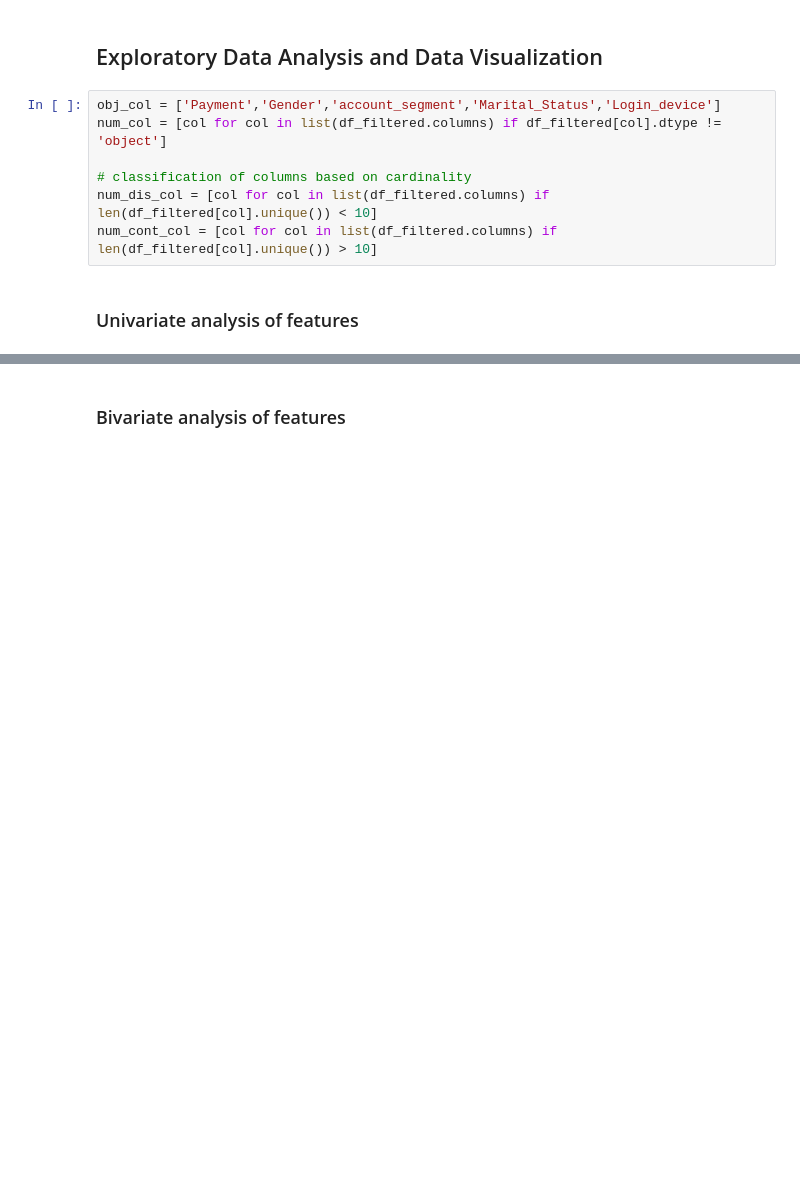
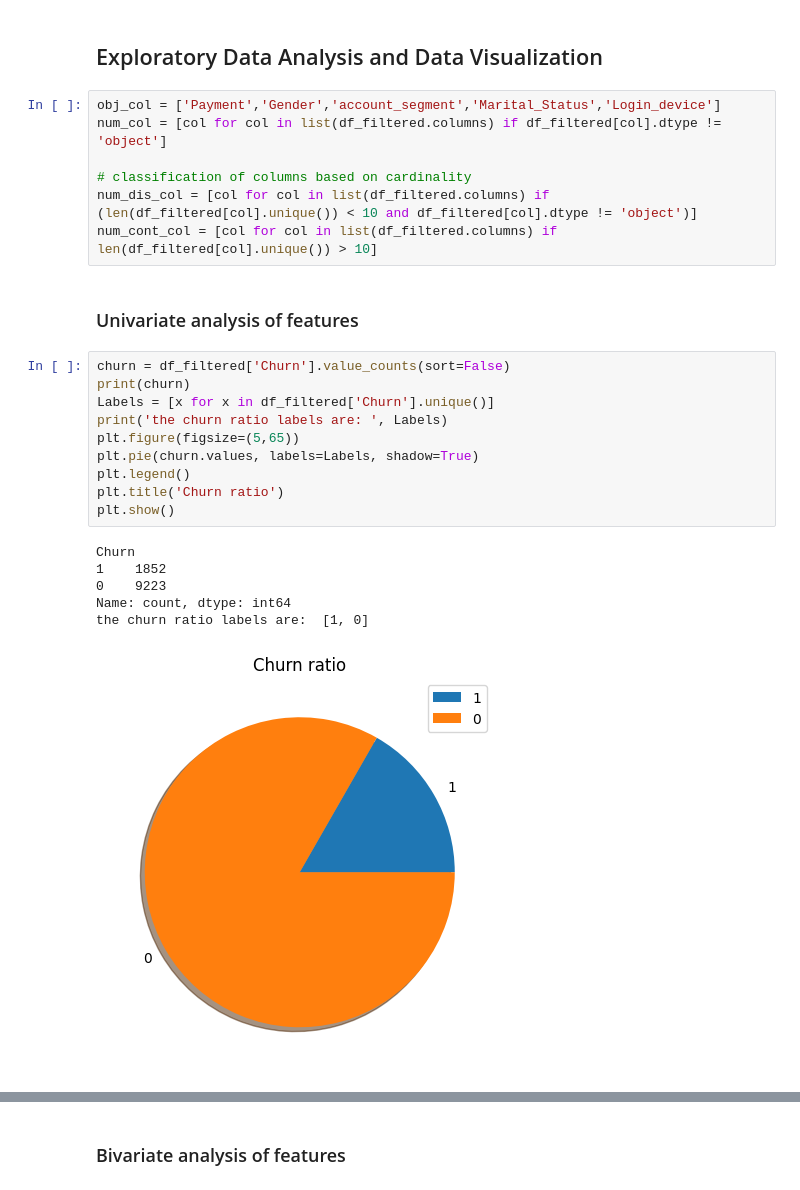
Before and after one commit to avikumart/Customer-Churn-Prediction, a Jupyter notebook: customer-churn-prediction-modeling.ipynb, the cells around one changed output, grey strips where cells are left out. Saved outputs shown, nothing was run; the diff lists cells and outputs as text; blank space fills up the shorter version.

```diff
--- a/customer-churn-prediction-modeling.ipynb
+++ b/customer-churn-prediction-modeling.ipynb
@@ -439,10 +461,27 @@ obj_col = ['Payment','Gender','account_segment','Marital_Status','Login_device']
 num_col = [col for col in list(df_filtered.columns) if df_filtered[col].dtype != 'object']
 
 # classification of columns based on cardinality
-num_dis_col = [col for col in list(df_filtered.columns) if len(df_filtered[col].unique()) < 10]
+num_dis_col = [col for col in list(df_filtered.columns) if (len(df_filtered[col].unique()) < 10 and df_filtered[col].dtype != 'object')]
 num_cont_col = [col for col in list(df_filtered.columns) if len(df_filtered[col].unique()) > 10]
 # %% [markdown]
 ### Univariate analysis of features
+# %%
+churn = df_filtered['Churn'].value_counts(sort=False)
+print(churn)
+Labels = [x for x in df_filtered['Churn'].unique()]
+print('the churn ratio labels are: ', Labels)
+plt.figure(figsize=(5,65))
+plt.pie(churn.values, labels=Labels, shadow=True)
+plt.legend()
+plt.title('Churn ratio')
+plt.show()
+# %% [output]
+Churn
+1    1852
+0    9223
+Name: count, dtype: int64
+the churn ratio labels are:  [1, 0]
+[figure, added]
 # %%
 # histogram for continous columns
 for col in num_cont_col:
```
Also changed, not shown: parts of 56 cells of this notebook.
